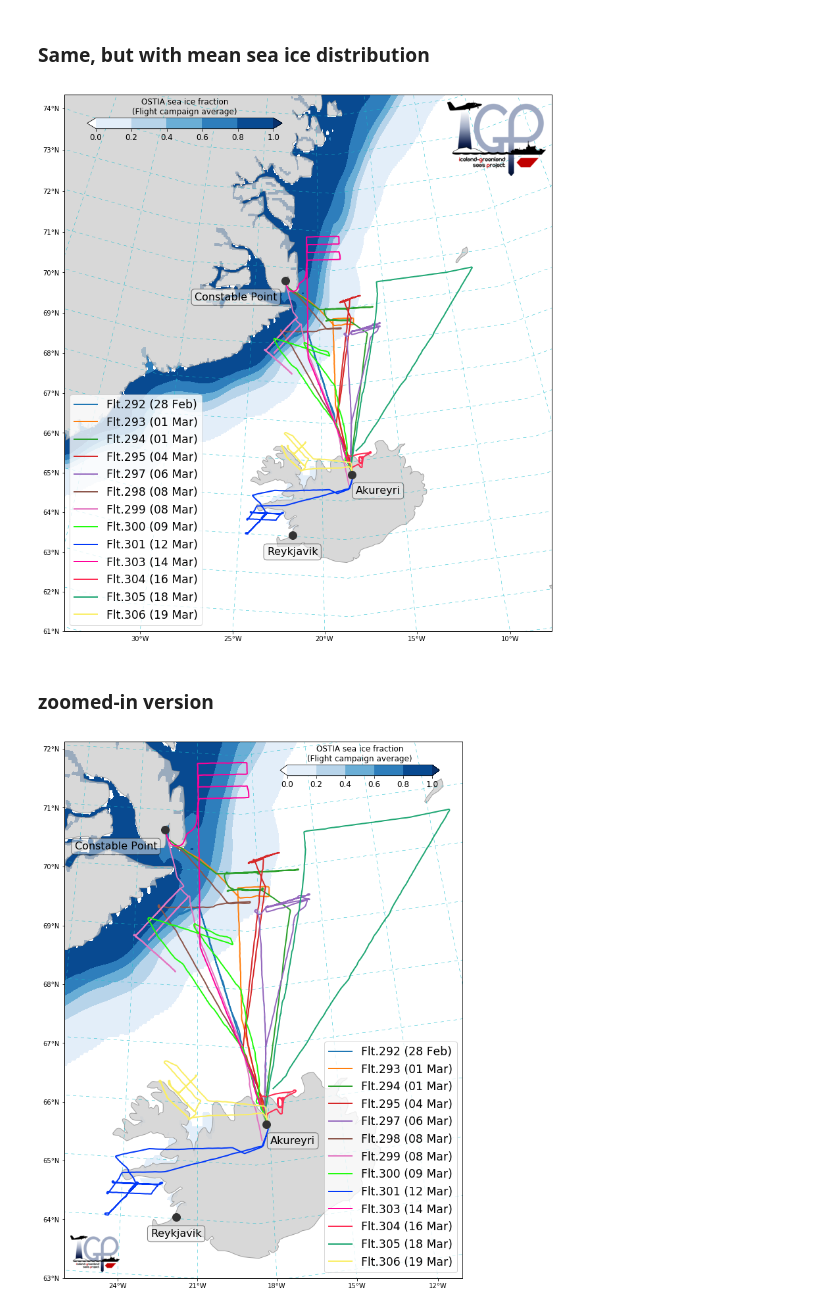
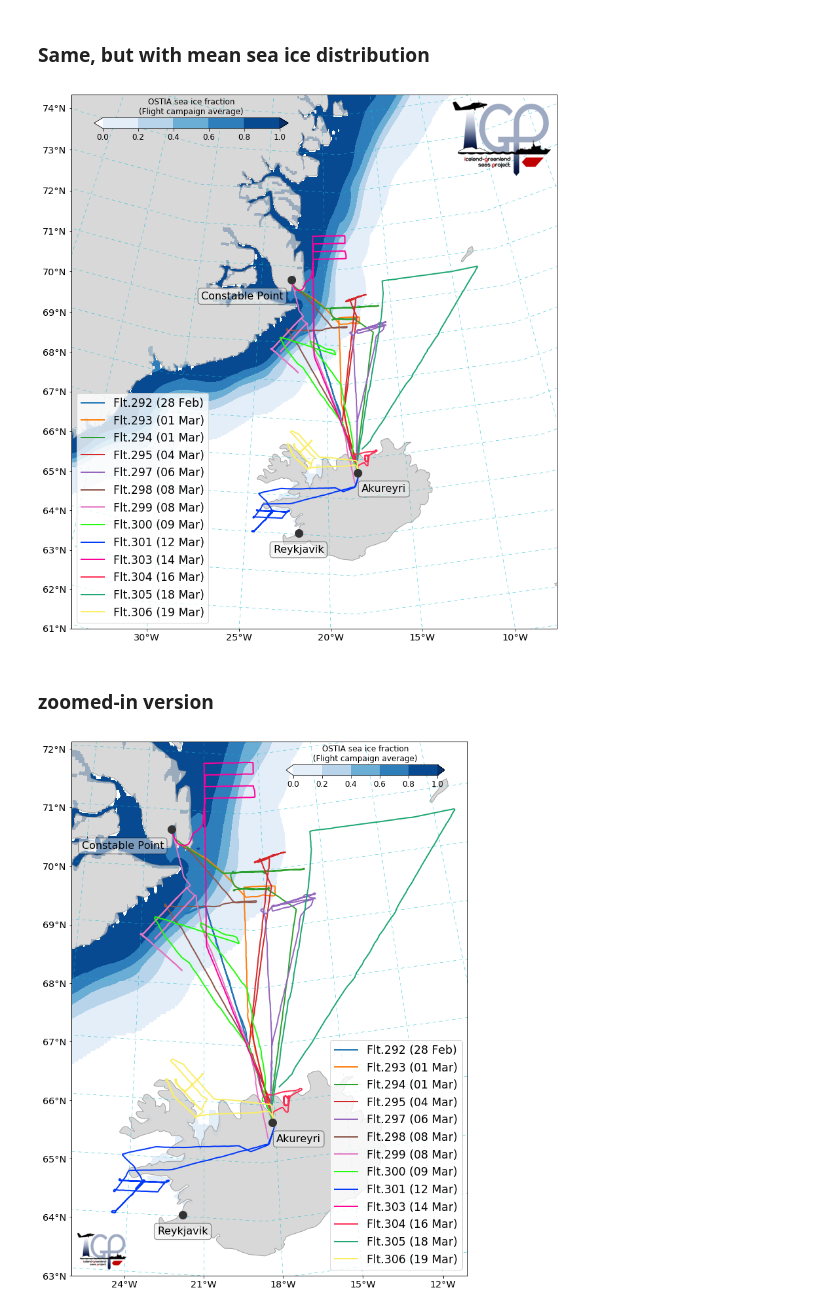
Before and after one commit to IGPResearch/sandbox, a Jupyter notebook: code/Flight-Track-Sat-Image.ipynb, the cells around one changed output. Saved outputs shown, nothing was run; the diff lists cells and outputs as text; code cells hidden in the pictures.

Commit message:
change ticks fontsize

```diff
--- a/code/Flight-Track-Sat-Image.ipynb
+++ b/code/Flight-Track-Sat-Image.ipynb
@@ -184,12 +184,12 @@ for toponym, toponym_lonlat in toponyms.items():
             transform=text_transform,
             fontsize=16,
             bbox=dict(facecolor='#EEEEEE', alpha=0.5, boxstyle='round'))
-
+ax.tick_params(labelsize='x-large')
 add_igp_logo(ax, loc=1, size='M', image_bg='transparent')
 
 fig.savefig(mypaths.plotdir / f'igp_all_sci_flights_map_grid_mean_seaice.png', **svfigkw)
 # %% [output]
-[figure, old version]
+[figure, new version]
 # %% [markdown]
 ### zoomed-in version
 # %%
@@ -213,32 +213,32 @@ cb.ax.set_title(f'OSTIA sea ice fraction\n(Flight campaign average)')
 cb.ax.tick_params(labelsize=12)
 
 for color, (flight_id, flight_date_str) in zip(color_sequence, SCI_FLIGHTS.items()):
     flight_date = datetime.strptime(flight_date_str, '%Y%m%d')
     masin_data_path = (mypaths.masin_dir / f'flight{flight_id}'
                        / MASIN_FILE_MASK.format(flight_date=flight_date,
                                                 flight_id=flight_id))
     ds = xr.open_dataset(masin_data_path, decode_times=False)
     x = ds.LON_OXTS[~ds.ALT_OXTS.isnull()][::10]
     y = ds.LAT_OXTS[~ds.ALT_OXTS.isnull()][::10]
 
     ax.plot(x, y, color=color, linewidth=2, **mapkw,
             label=f'Flt.{flight_id} ({flight_date:%d %b})') # , path_effects=[path_effects.withStroke(linewidth=1, foreground='k')])
 ax.legend(fontsize='xx-large', loc=4)
 
 geodetic_transform = ccrs.Geodetic()._as_mpl_transform(ax)
 
 for toponym, toponym_lonlat in toponyms.items():
     ax.plot(*toponym_lonlat, marker='o', color='#333333', markersize=12,
             transform=ccrs.Geodetic())
     text_transform = offset_copy(geodetic_transform, fig=fig, units='points', **toponym_offsets[toponym])
     ax.text(*toponym_lonlat, toponym,
             verticalalignment='center', horizontalalignment='center',
             transform=text_transform,
             fontsize=16,
             bbox=dict(facecolor='#EEEEEE', alpha=0.5, boxstyle='round'))
-
+ax.tick_params(labelsize='x-large')
 add_igp_logo(ax, loc=3, size='S', image_bg='transparent')
 
 fig.savefig(mypaths.plotdir / f'igp_all_sci_flights_map_grid_zoom_mean_seaice.png', **svfigkw)
 # %% [output]
-[figure, old version]
+[figure, new version]
```
